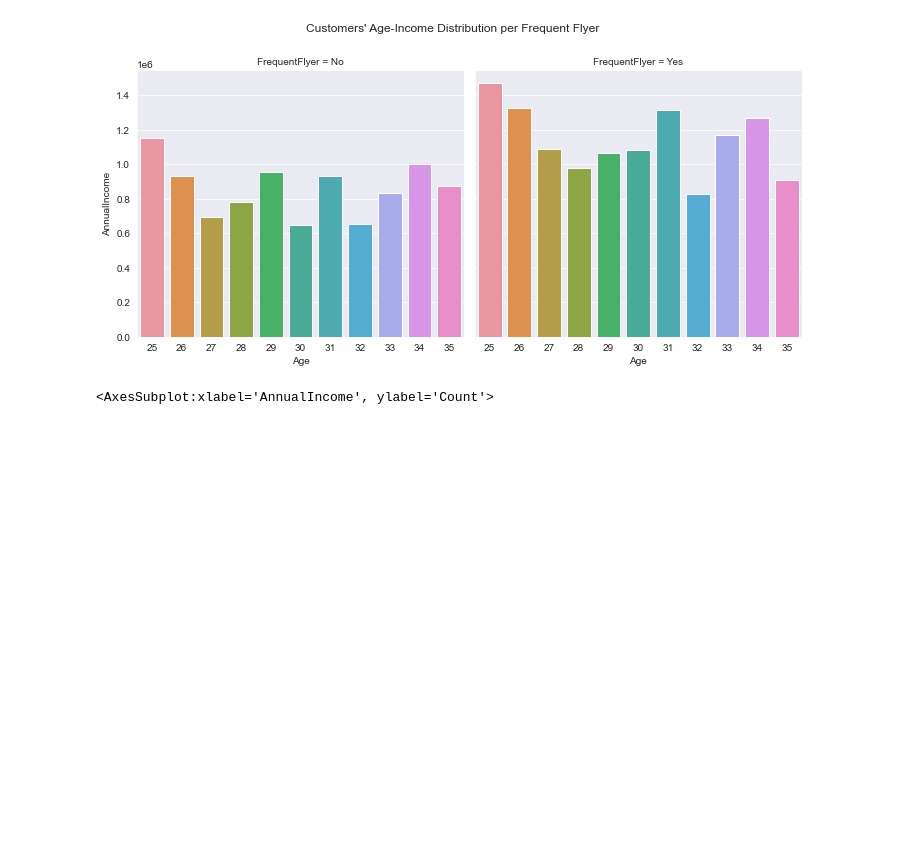
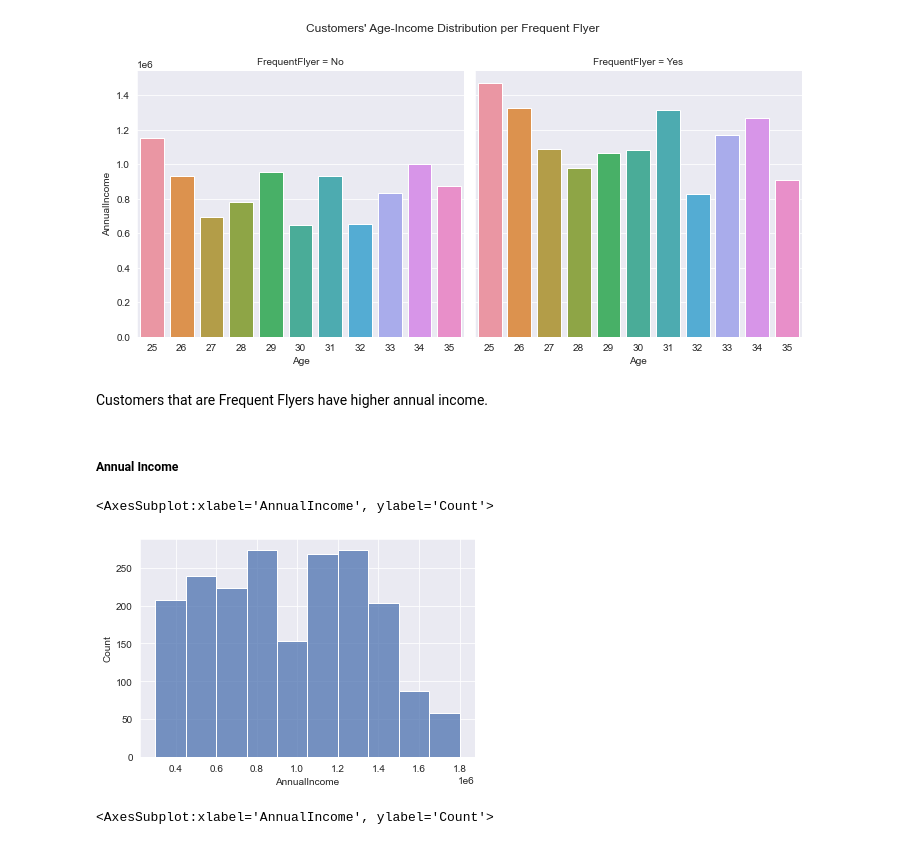
Before and after one commit to ade-mola/travel_insurance_analysis, a Jupyter notebook: notebooks/travel_insurance_analysis.ipynb, the cells around one changed output. Saved outputs shown, nothing was run; the diff lists cells and outputs as text; code cells hidden in the pictures; blank space fills up the shorter version.

```diff
--- a/notebooks/travel_insurance_analysis.ipynb
+++ b/notebooks/travel_insurance_analysis.ipynb
@@ -296,6 +323,15 @@ c.fig.suptitle("Customers' Age-Income Distribution per Frequent Flyer")
 # %% [output]
 Text(0.5, 0.98, "Customers' Age-Income Distribution per Frequent Flyer")
 [figure]
+# %% [markdown]
+Customers that are Frequent Flyers have higher annual income.
+# %% [markdown]
+##### Annual Income
+# %%
+sns.histplot(data=raw_data, x='AnnualIncome', bins=10)
+# %% [output]
+<AxesSubplot:xlabel='AnnualIncome', ylabel='Count'>
+[figure, added]
 # %%
 sns.histplot(data=raw_data, x='AnnualIncome', kde=True, hue='TravelInsurance', bins=10)
 # %% [output]
```
Also changed, not shown: parts of 13 cells of this notebook.
